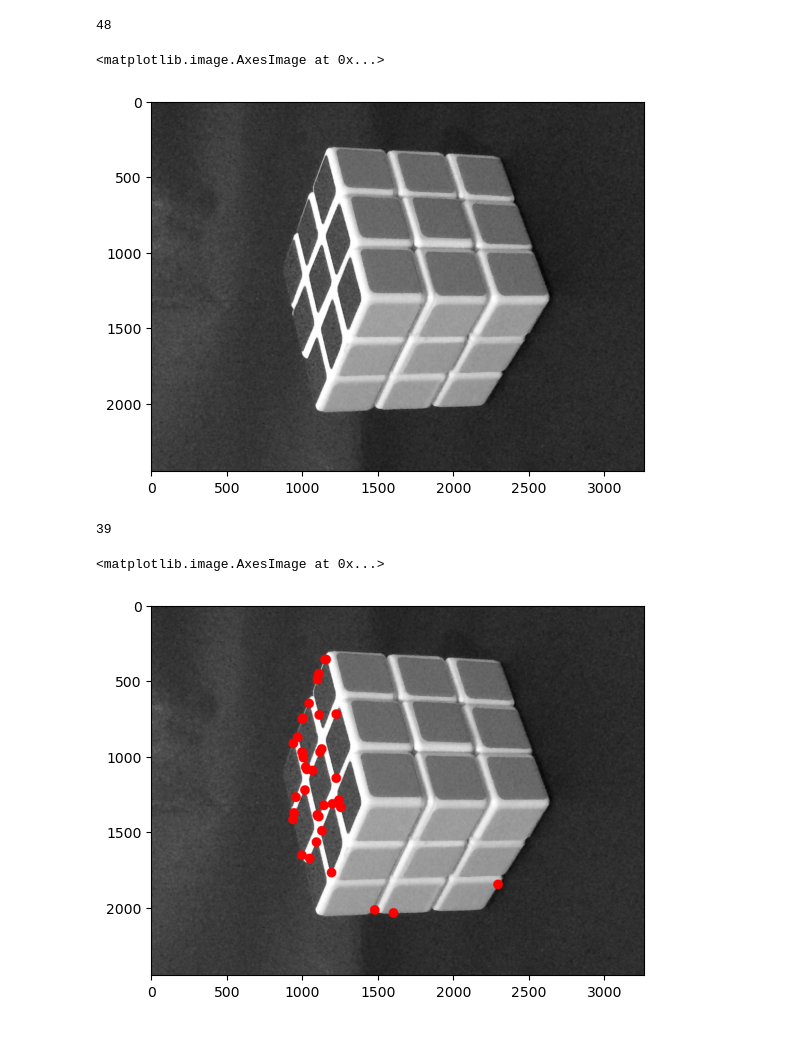
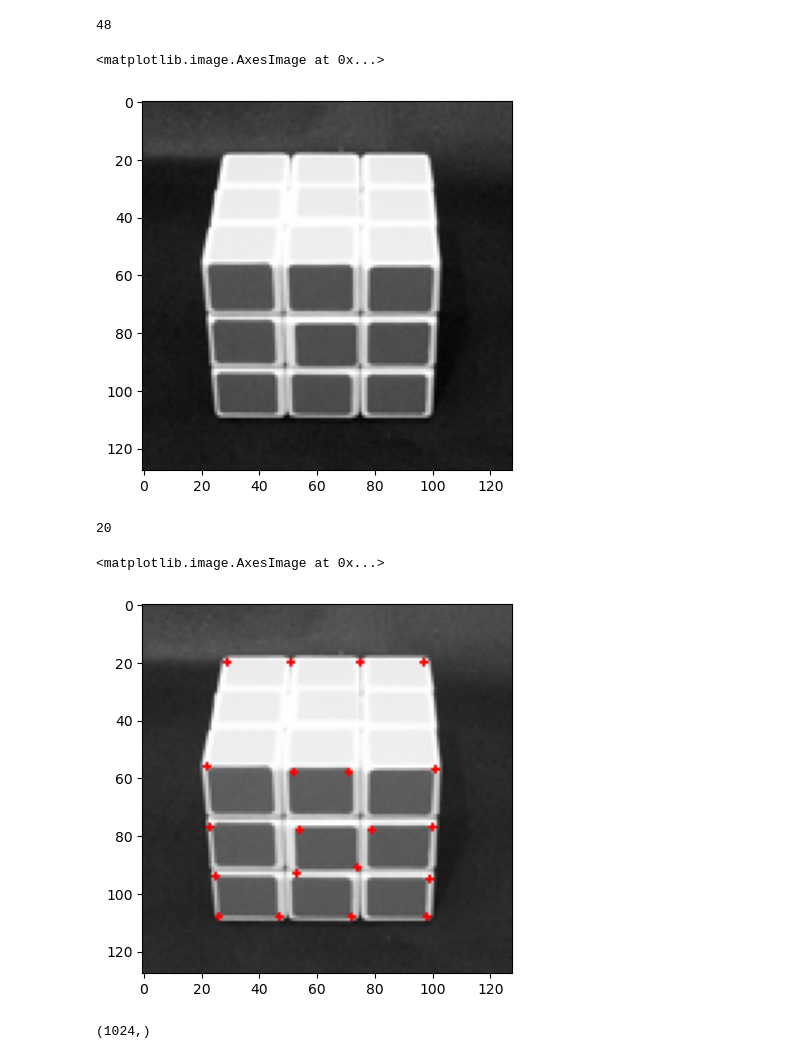
Before and after one commit to diegotg2000/ComputerVision, a Jupyter notebook: nb1.ipynb, the cells around one changed output. Drawn from its saved outputs; the diff is of its cells as text; code cells hidden in the pictures.

```diff
--- a/nb1.ipynb
+++ b/nb1.ipynb
@@ -23,6 +23,8 @@ def load_data():
     for file in list(data_dir.rglob("*.jpg")) + list(data_dir.rglob("*.JPG")):
         # Load the image
         img = Image.open(file).convert("L")
+        # Resize to 128x128
+        img = img.resize((128, 128))
         # Convert to numpy array
         img = np.array(img)
         # Append to the list of images
@@ -70,18 +72,18 @@ len(data)
 # %% [output]
 48
 # %%
-img = data[45]
+img = data[15]
 
 plt.imshow(img, cmap='gray')
 # %% [output]
 <matplotlib.image.AxesImage at 0x...>
-[figure, old version]
+[figure, new version]
 # %%
 m = harris_detection(img)
 # %%
 len(np.where(m > 0)[0])
 # %% [output]
-39
+20
 # %%
 plot_image = np.expand_dims(img, 2).repeat(3, 2)
 # %%
@@ -91,4 +93,4 @@ for x, y in zip(*np.where(m > 0.01*m.max())):
 plt.imshow(plot_image)
 # %% [output]
 <matplotlib.image.AxesImage at 0x...>
-[figure, old version]
+[figure, new version]
@@ -94,0 +143,4 @@ plt.imshow(plot_image)
+# %%
+hog_features.shape
+# %% [output]
+(1024,)
```
Also changed, not shown: parts of 2 cells of this notebook.
